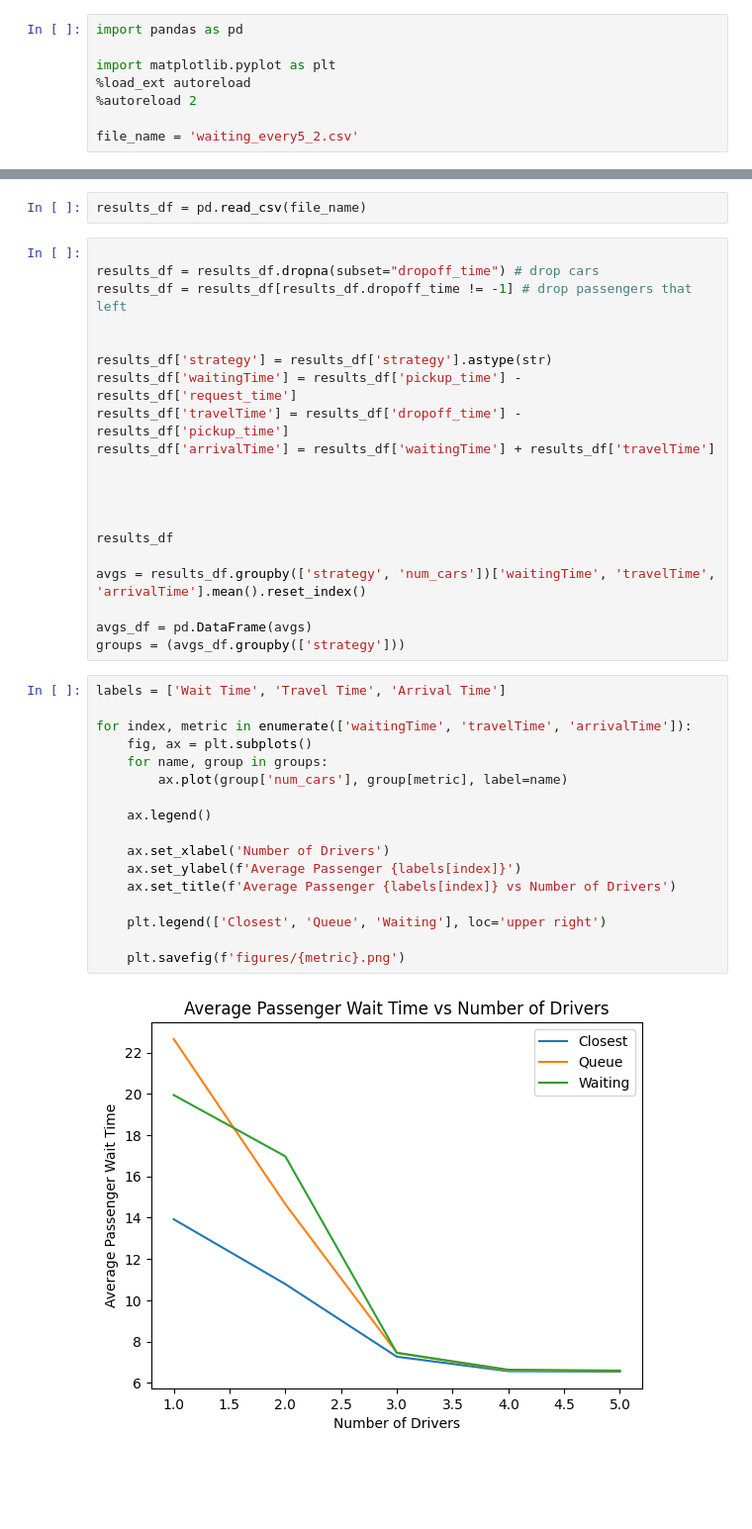
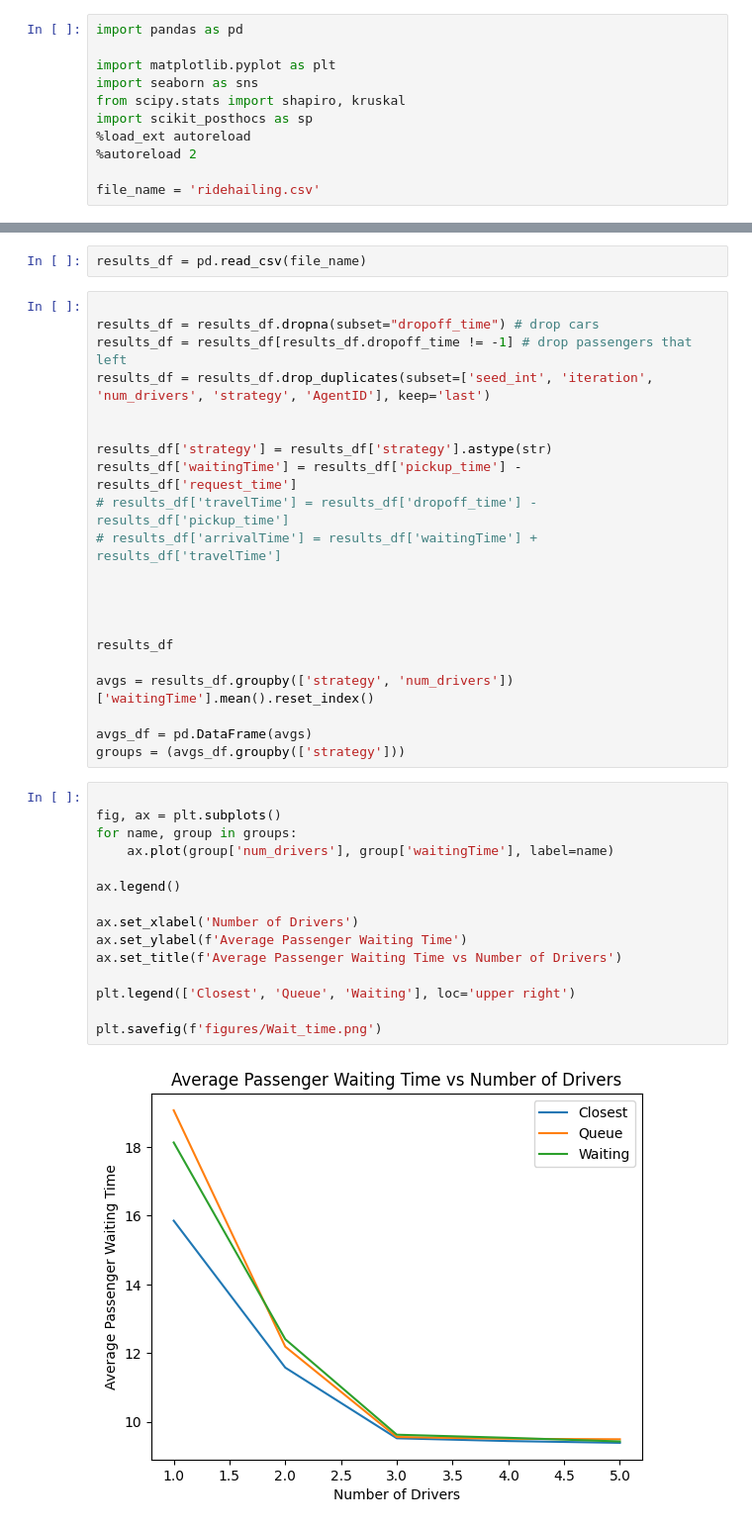
Before and after one commit to lokhei/Ridesharing-Simulation, a Jupyter notebook: TransportModel/Ride-hailing Analysis/waiting_time.ipynb, the cells around one changed output, grey strips where cells are left out. Shown at 99% size. Saved outputs shown, nothing was run; the diff lists cells and outputs as text; blank space fills up the shorter version.

```diff
--- a/TransportModel/Ride-hailing Analysis/waiting_time.ipynb
+++ b/TransportModel/Ride-hailing Analysis/waiting_time.ipynb
@@ -2,10 +2,13 @@
 import pandas as pd
 
 import matplotlib.pyplot as plt
+import seaborn as sns
+from scipy.stats import shapiro, kruskal
+import scikit_posthocs as sp
 %load_ext autoreload
 %autoreload 2
 
-file_name = 'waiting_every5_2.csv'
+file_name = 'ridehailing.csv'
 # %% [output]
 The autoreload extension is already loaded. To reload it, use:
   %reload_ext autoreload
@@ -15,38 +18,37 @@ results_df = pd.read_csv(file_name)
 
 results_df = results_df.dropna(subset="dropoff_time") # drop cars
 results_df = results_df[results_df.dropoff_time != -1] # drop passengers that left
+results_df = results_df.drop_duplicates(subset=['seed_int', 'iteration', 'num_drivers', 'strategy', 'AgentID'], keep='last')
 
 
 results_df['strategy'] = results_df['strategy'].astype(str)
 results_df['waitingTime'] = results_df['pickup_time'] - results_df['request_time']
-results_df['travelTime'] = results_df['dropoff_time'] - results_df['pickup_time']
-results_df['arrivalTime'] = results_df['waitingTime'] + results_df['travelTime']
+# results_df['travelTime'] = results_df['dropoff_time'] - results_df['pickup_time']
+# results_df['arrivalTime'] = results_df['waitingTime'] + results_df['travelTime']
 
 
 
 
 results_df
 
-avgs = results_df.groupby(['strategy', 'num_cars'])['waitingTime', 'travelTime', 'arrivalTime'].mean().reset_index()
+avgs = results_df.groupby(['strategy', 'num_drivers'])['waitingTime'].mean().reset_index()
 
 avgs_df = pd.DataFrame(avgs)
 groups = (avgs_df.groupby(['strategy']))
 # %%
-labels = ['Wait Time', 'Travel Time', 'Arrival Time']
 
-for index, metric in enumerate(['waitingTime', 'travelTime', 'arrivalTime']):
-    fig, ax = plt.subplots()
-    for name, group in groups:
-        ax.plot(group['num_cars'], group[metric], label=name)
+fig, ax = plt.subplots()
+for name, group in groups:
+    ax.plot(group['num_drivers'], group['waitingTime'], label=name)
 
-    ax.legend()
+ax.legend()
 
-    ax.set_xlabel('Number of Drivers')
-    ax.set_ylabel(f'Average Passenger {labels[index]}')
-    ax.set_title(f'Average Passenger {labels[index]} vs Number of Drivers')
+ax.set_xlabel('Number of Drivers')
+ax.set_ylabel(f'Average Passenger Waiting Time')
+ax.set_title(f'Average Passenger Waiting Time vs Number of Drivers')
 
-    plt.legend(['Closest', 'Queue', 'Waiting'], loc='upper right')
+plt.legend(['Closest', 'Queue', 'Waiting'], loc='upper right')
 
-    plt.savefig(f'figures/{metric}.png')
+plt.savefig(f'figures/Wait_time.png')
 # %% [output]
-[figure, old version]
+[figure, new version]
```
Also changed, not shown: parts of 11 cells of this notebook, 42 other files.
